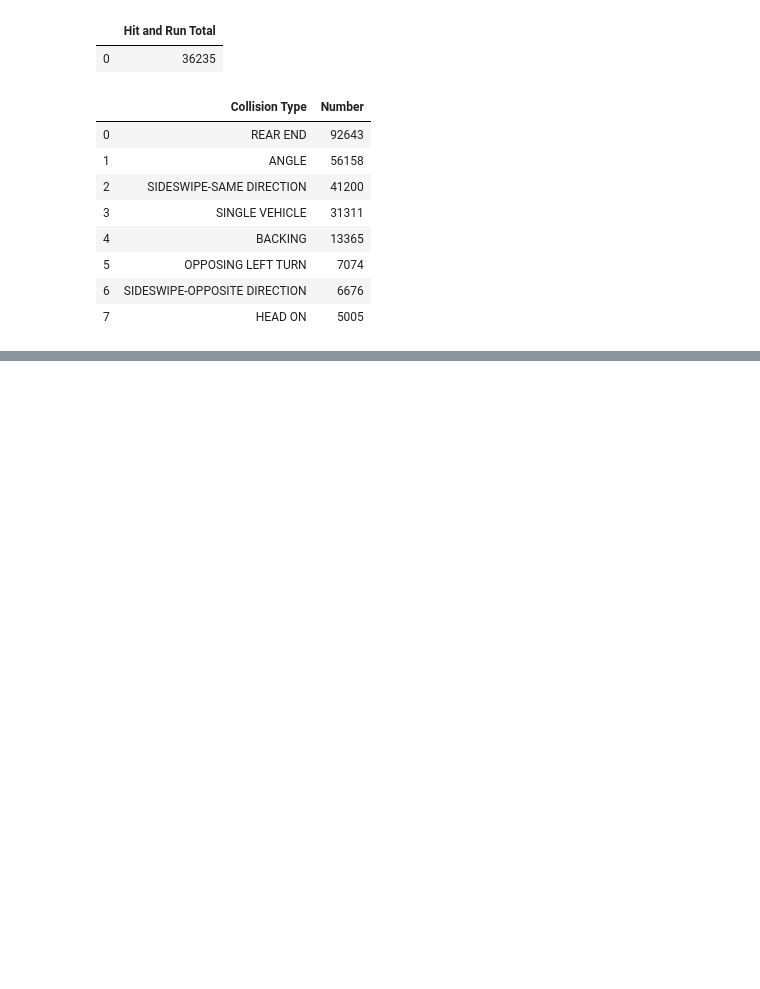
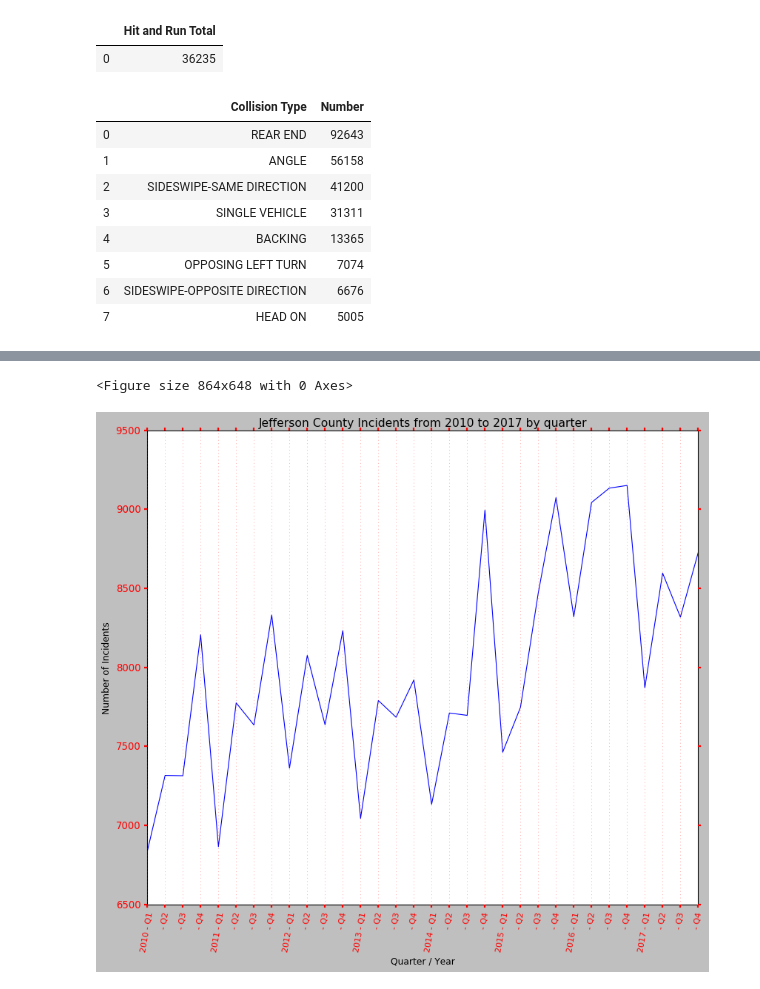
Before and after one commit to Reevin/traffic_project, a Jupyter notebook: jefferson_county.ipynb, the cells around one changed output, grey strips where cells are left out. Drawn from its saved outputs; the diff is of its cells as text; code cells hidden in the pictures; blank space fills up the shorter version.

```diff
--- a/jefferson_county.ipynb
+++ b/jefferson_county.ipynb
@@ -152,0 +217,5 @@ run_query(query)
+# %%
+df2.date = pd.to_datetime(df2.date)
+df2.sort_values(by='date', inplace=True)
+df2.reset_index(drop=True, inplace=True)
+#df2.head(50)
@@ -152,0 +241,42 @@ run_query(query)
+# %%
+# populating the labels array
+
+x_labels = []
+year = 2010
+quarter = 1
+
+for count in range(0, len(traffic_incidents)):
+    if quarter == 1:
+        x_labels.append("{} - Q{}".format(year, quarter))
+    elif quarter < 4:
+        x_labels.append("- Q{}".format(quarter))
+    else:
+        x_labels.append("- Q{}".format(quarter))
+        year += 1
+        quarter = 0
+    quarter += 1
+#x_labels
+# %%
+plt.figure(figsize=(12, 9))
+plt.style.use('classic')
+
+fig = plt.figure(figsize=(12, 10))
+
+plt.title('Jefferson County Incidents from 2010 to 2017 by quarter', fontsize=14)
+plt.xlabel('Quarter / Year', fontsize=11)
+plt.ylabel('Number of Incidents', fontsize=11)
+
+plt.grid(b=None, which='major', axis='x')
+
+plt.xticks(np.arange(len(x_labels)), x_labels, rotation=80, fontsize=10)
+
+plt.tick_params(direction='out', length=4, width=2, colors='r',
+               grid_color='r', grid_alpha=0.5)
+
+plt.plot(traffic_incidents)
+
+fig.savefig('./flask/static/img/jefferson_incidents.png')
+plt.show()
+# %% [output]
+<Figure size 864x648 with 0 Axes>
+[figure, added]
```
Also changed, not shown: parts of 8 cells of this notebook, 2 other files.
